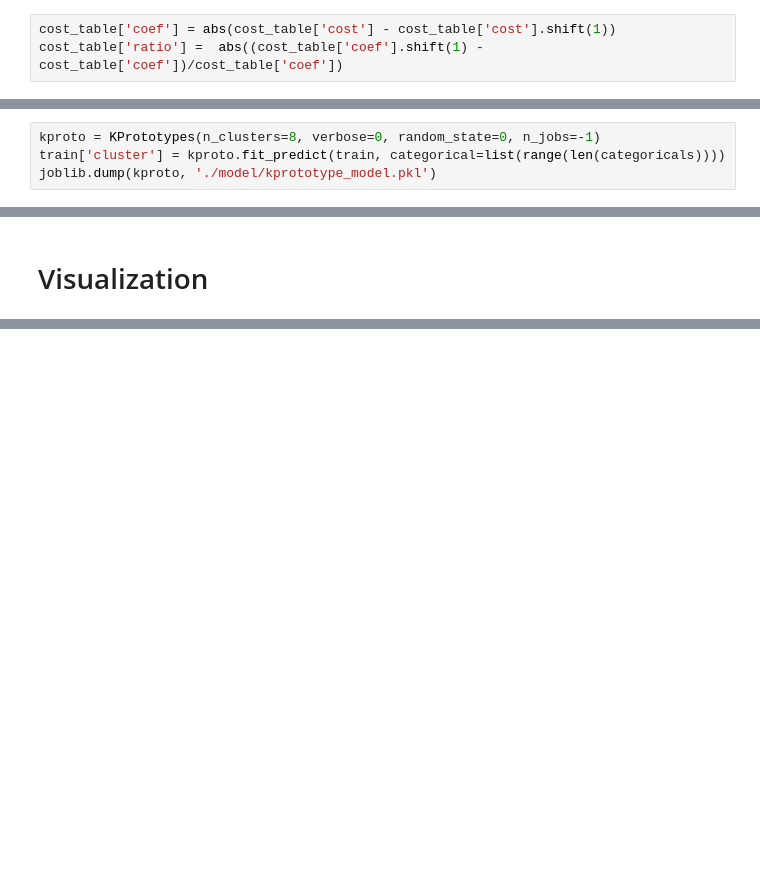
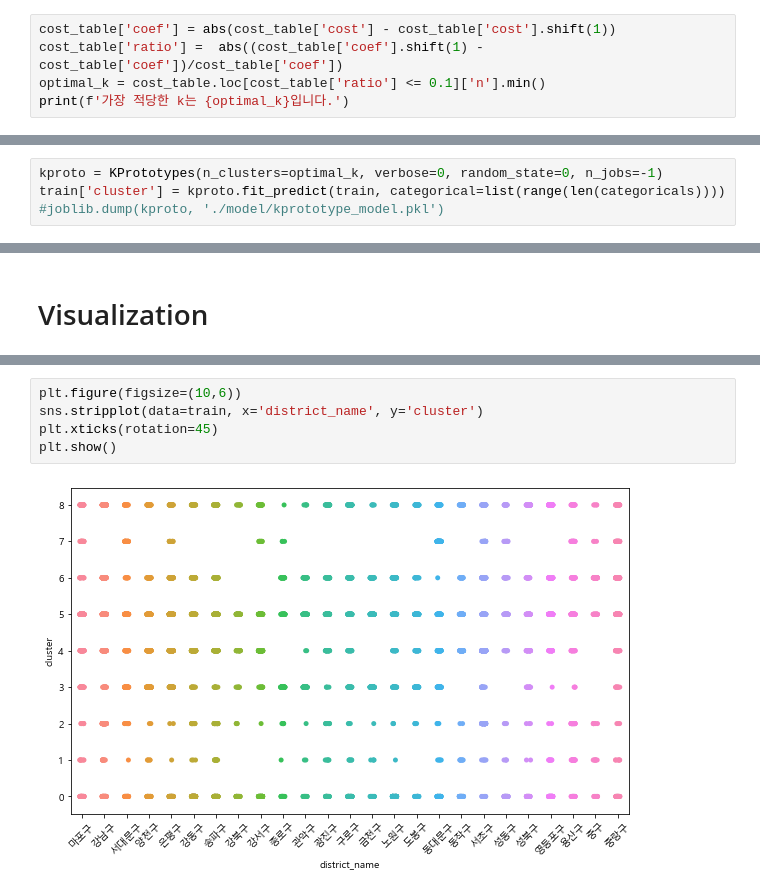
Before and after one commit to whoareyouwhoami/ProjectCasa, a Jupyter notebook: Modeling/02_K-Prototype_Clustering.ipynb, the cells around one changed output, grey strips where cells are left out. Drawn from its saved outputs; the diff is of its cells as text; blank space fills up the shorter version.

Commit message:
visualize k-prototype model result

```diff
--- a/Modeling/02_K-Prototype_Clustering.ipynb
+++ b/Modeling/02_K-Prototype_Clustering.ipynb
@@ -153,3 +205,5 @@ cost_visualize(cost_table, 'n', 'cost')
 # %%
 cost_table['coef'] = abs(cost_table['cost'] - cost_table['cost'].shift(1))
 cost_table['ratio'] =  abs((cost_table['coef'].shift(1) - cost_table['coef'])/cost_table['coef'])
+optimal_k = cost_table.loc[cost_table['ratio'] <= 0.1]['n'].min()
+print(f'가장 적당한 k는 {optimal_k}입니다.')
@@ -158,4 +212,4 @@ cost_table
 # %%
-kproto = KPrototypes(n_clusters=8, verbose=0, random_state=0, n_jobs=-1)
+kproto = KPrototypes(n_clusters=optimal_k, verbose=0, random_state=0, n_jobs=-1)
 train['cluster'] = kproto.fit_predict(train, categorical=list(range(len(categoricals))))
-joblib.dump(kproto, './model/kprototype_model.pkl')
+#joblib.dump(kproto, './model/kprototype_model.pkl')
@@ -174,0 +254,7 @@ for variable in labels:
+# %%
+plt.figure(figsize=(10,6))
+sns.stripplot(data=train, x='district_name', y='cluster')
+plt.xticks(rotation=45)
+plt.show()
+# %% [output]
+[figure, added]
```
Also changed, not shown: parts of 16 cells of this notebook, 3 other files.
